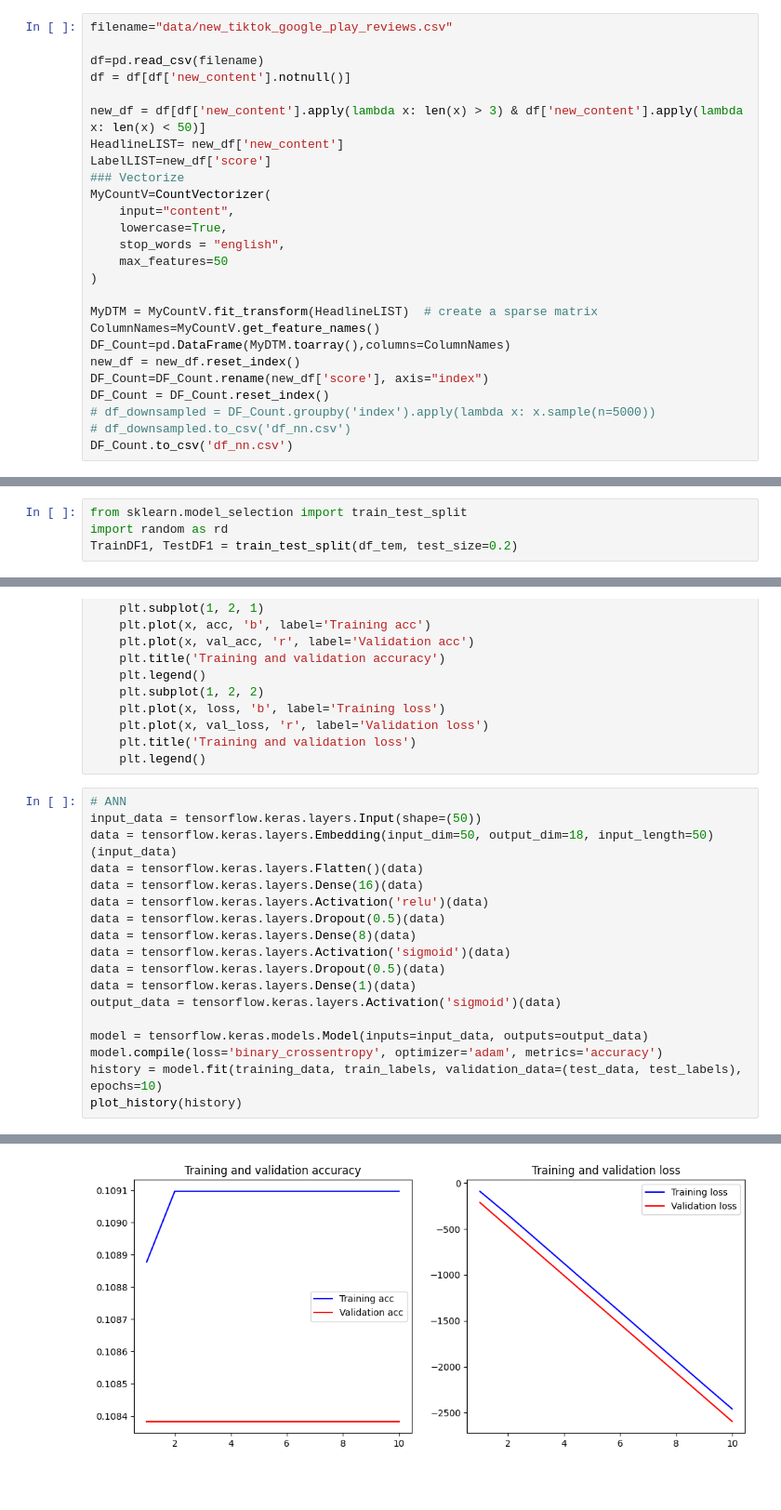
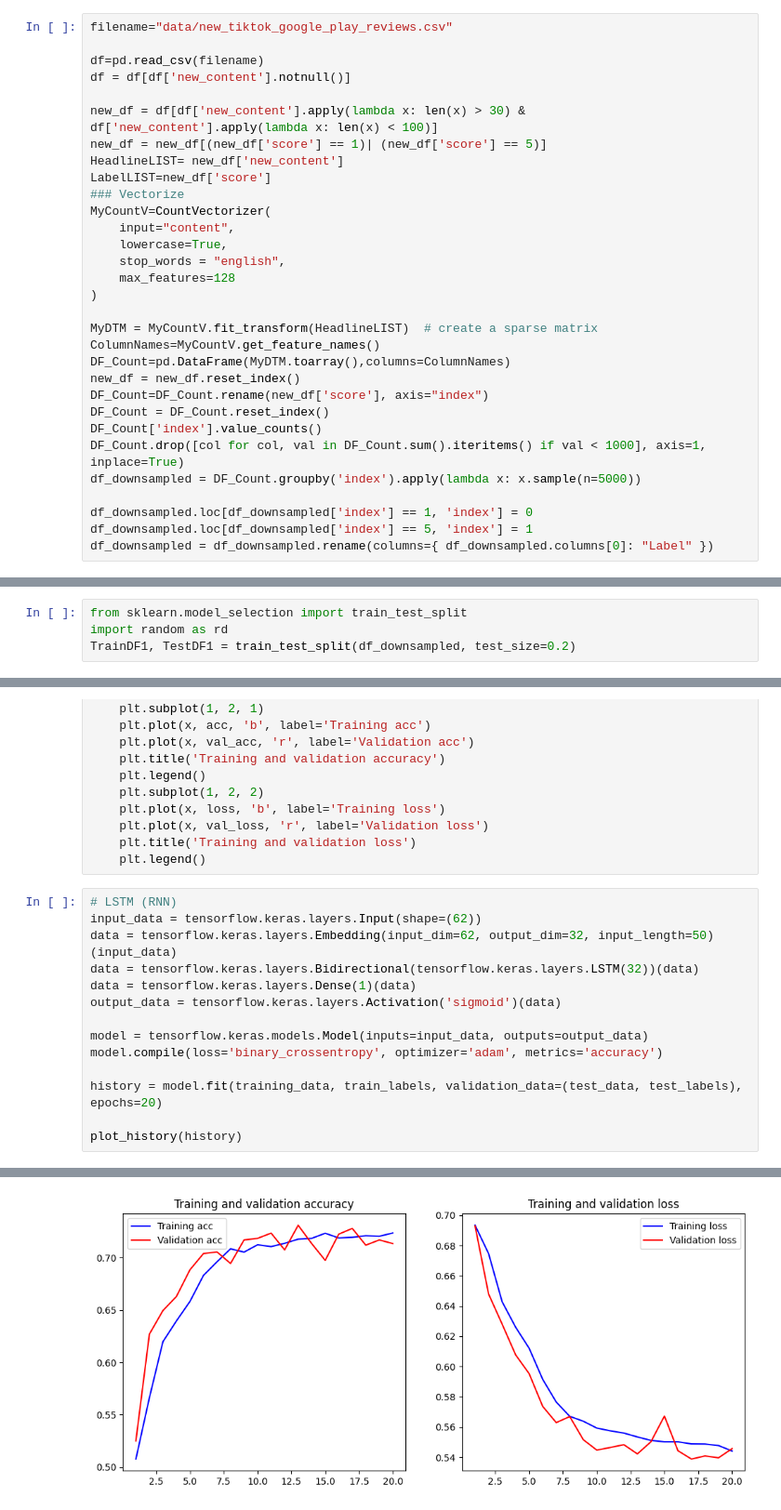
Before and after one commit to XingyuChenTim/project-port, a Jupyter notebook: nn_project.ipynb, the cells around one changed output, grey strips where cells are left out. Shown at 93% size. Drawn from its saved outputs; the diff is of its cells as text; blank space fills up the shorter version.

```diff
--- a/nn_project.ipynb
+++ b/nn_project.ipynb
@@ -62,7 +61,8 @@ filename="data/new_tiktok_google_play_reviews.csv"
 df=pd.read_csv(filename)
 df = df[df['new_content'].notnull()]
 
-new_df = df[df['new_content'].apply(lambda x: len(x) > 3) & df['new_content'].apply(lambda x: len(x) < 50)]
+new_df = df[df['new_content'].apply(lambda x: len(x) > 30) & df['new_content'].apply(lambda x: len(x) < 100)]
+new_df = new_df[(new_df['score'] == 1)| (new_df['score'] == 5)]
 HeadlineLIST= new_df['new_content']
 LabelLIST=new_df['score']
 ### Vectorize
@@ -70,7 +70,7 @@ MyCountV=CountVectorizer(
     input="content",
     lowercase=True,
     stop_words = "english",
-    max_features=50
+    max_features=128
 )
 
 MyDTM = MyCountV.fit_transform(HeadlineLIST)  # create a sparse matrix
@@ -79,6 +79,10 @@ DF_Count=pd.DataFrame(MyDTM.toarray(),columns=ColumnNames)
 new_df = new_df.reset_index()
 DF_Count=DF_Count.rename(new_df['score'], axis="index")
 DF_Count = DF_Count.reset_index()
-# df_downsampled = DF_Count.groupby('index').apply(lambda x: x.sample(n=5000))
-# df_downsampled.to_csv('df_nn.csv')
-DF_Count.to_csv('df_nn.csv')
+DF_Count['index'].value_counts()
+DF_Count.drop([col for col, val in DF_Count.sum().iteritems() if val < 1000], axis=1, inplace=True)
+df_downsampled = DF_Count.groupby('index').apply(lambda x: x.sample(n=5000))
+
+df_downsampled.loc[df_downsampled['index'] == 1, 'index'] = 0
+df_downsampled.loc[df_downsampled['index'] == 5, 'index'] = 1
+df_downsampled = df_downsampled.rename(columns={ df_downsampled.columns[0]: "Label" })
@@ -108,7 +106,7 @@ df_tem
 # %%
 from sklearn.model_selection import train_test_split
 import random as rd
-TrainDF1, TestDF1 = train_test_split(df_tem, test_size=0.2)
+TrainDF1, TestDF1 = train_test_split(df_downsampled, test_size=0.2)
 # %%
 test_labels=TestDF1["Label"]
 ## remove labels
@@ -137,21 +135,17 @@ def plot_history(history):
     plt.title('Training and validation loss')
     plt.legend()
 # %%
-# ANN
-input_data = tensorflow.keras.layers.Input(shape=(50))
-data = tensorflow.keras.layers.Embedding(input_dim=50, output_dim=18, input_length=50)(input_data)
-data = tensorflow.keras.layers.Flatten()(data)
-data = tensorflow.keras.layers.Dense(16)(data)
-data = tensorflow.keras.layers.Activation('relu')(data)
-data = tensorflow.keras.layers.Dropout(0.5)(data)
-data = tensorflow.keras.layers.Dense(8)(data)
-data = tensorflow.keras.layers.Activation('sigmoid')(data)
-data = tensorflow.keras.layers.Dropout(0.5)(data)
+# LSTM (RNN)
+input_data = tensorflow.keras.layers.Input(shape=(62))
+data = tensorflow.keras.layers.Embedding(input_dim=62, output_dim=32, input_length=50)(input_data)
+data = tensorflow.keras.layers.Bidirectional(tensorflow.keras.layers.LSTM(32))(data)
 data = tensorflow.keras.layers.Dense(1)(data)
 output_data = tensorflow.keras.layers.Activation('sigmoid')(data)
 
 model = tensorflow.keras.models.Model(inputs=input_data, outputs=output_data)
 model.compile(loss='binary_crossentropy', optimizer='adam', metrics='accuracy')
-history = model.fit(training_data, train_labels, validation_data=(test_data, test_labels), epochs=10)
+
+history = model.fit(training_data, train_labels, validation_data=(test_data, test_labels), epochs=20)
+
 plot_history(history)
 # %% [output]
@@ -178,2 +169,2 @@ Epoch 10/10
-[figure, old version]
+[figure, new version]
 # %%
```
Also changed, not shown: parts of 21 cells of this notebook, 2 other files.
